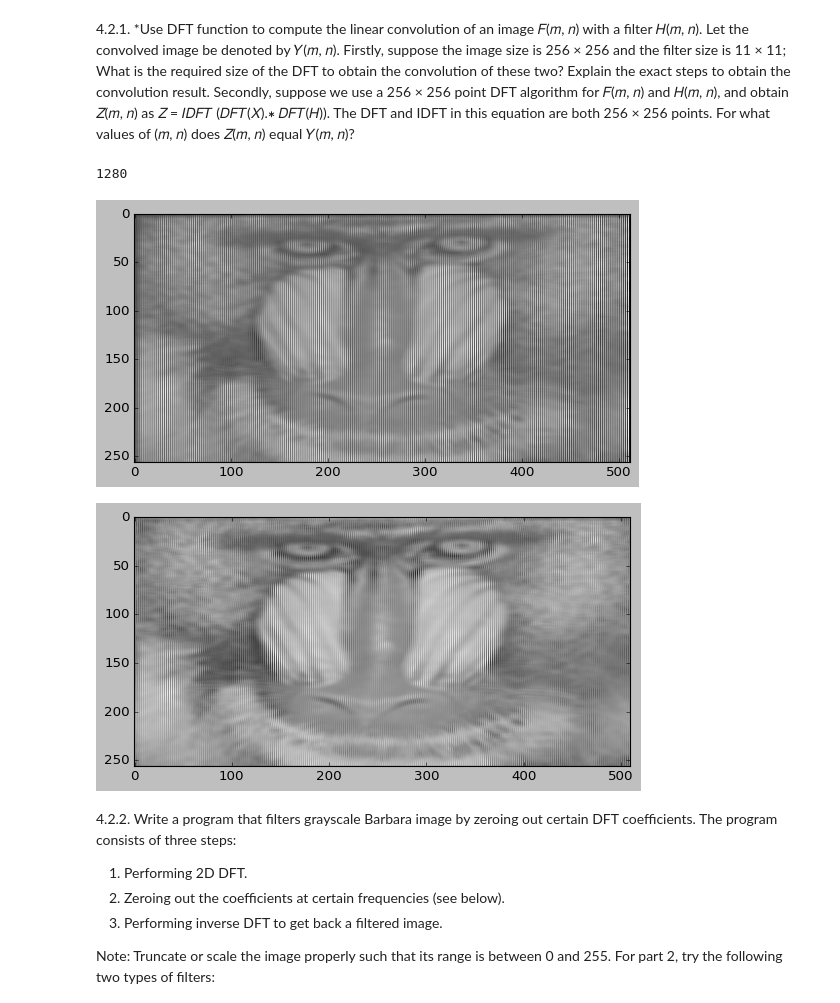
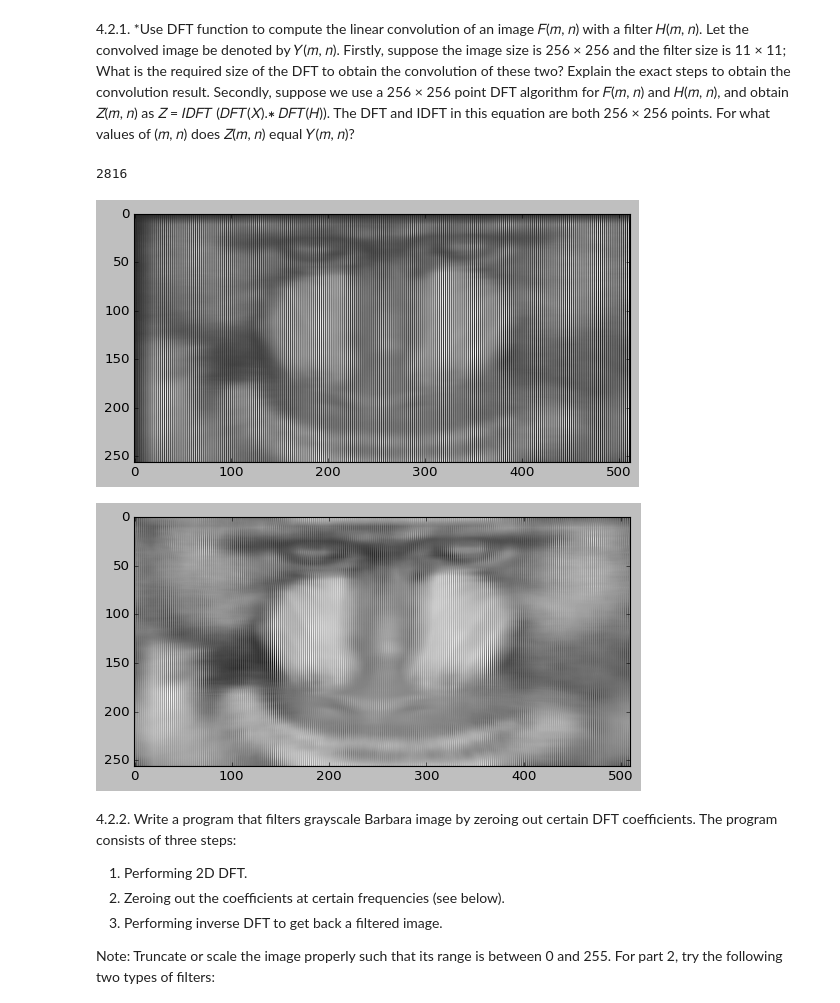
Before and after one commit to TahaTabatabaei/computer-vision, a Jupyter notebook: hw4/main.ipynb, the cells around one changed output. Cells and saved outputs as stored; diff of their text form; code cells hidden in the pictures.

```diff
--- a/hw4/main.ipynb
+++ b/hw4/main.ipynb
@@ -46,44 +46,44 @@ convolution result. Secondly, suppose we use a 256 × 256 point DFT algorithm fo
 values of (𝑚, 𝑛) does 𝑍(𝑚, 𝑛) equal 𝑌(𝑚, 𝑛)?
 # %%
 # with least common multiple
-f_size = 5
+f_size = 11
 
 # least common multiple
 lcm = math.lcm(256,f_size)
 print(lcm)
 
 
 baboon = cv2.imread('Baboon.bmp',cv2.IMREAD_GRAYSCALE)
 baboon = cv2.resize(baboon,(256,256),interpolation=cv2.INTER_AREA)
 
 plt.imshow(baboon ,cmap='gray')
 
 baboon_pad = np.pad(baboon,(0,lcm-baboon.shape[0]),'constant',constant_values=0 )
 
 filter = np.full((f_size,f_size),1/(f_size*f_size))
 
 filter_pad = np.pad(filter,(0,lcm-filter.shape[0]),'constant',constant_values=0 )
 
 bab_dft = np.fft.fft2(baboon_pad)
 
 filter_dft = np.fft.fft2(filter_pad)
 
 convolved = np.multiply(bab_dft,filter_dft)
 
 idft = np.fft.irfft2(convolved)
 
 baboon1 = idft.copy()[0:256,0:512]
 
 # baboon1 = cv2.resize(baboon1,(256,256),interpolation=cv2.INTER_AREA)
 
 plt.imshow(baboon1,cmap='gray')
 plt.imsave('baboon1.jpg',baboon1,cmap='gray')
 # %% [output]
-1280
+2816
-[figure, old version]
+[figure, new version]
 # %%
 # without least common multiple
-f_size = 5
+f_size = 11
 
 lcm = 256
 
@@ -109,7 +109,7 @@ idft = np.fft.irfft2(convolved)
 plt.imshow(idft,cmap='gray')
 plt.imsave('baboon2.jpg',idft,cmap='gray')
 # %% [output]
-[figure, old version]
+[figure, new version]
 # %% [markdown]
 4.2.2. Write a program that filters grayscale Barbara image by zeroing out certain DFT coefficients.
 The program consists of three steps:
```
Also changed, not shown: 4 other files.
